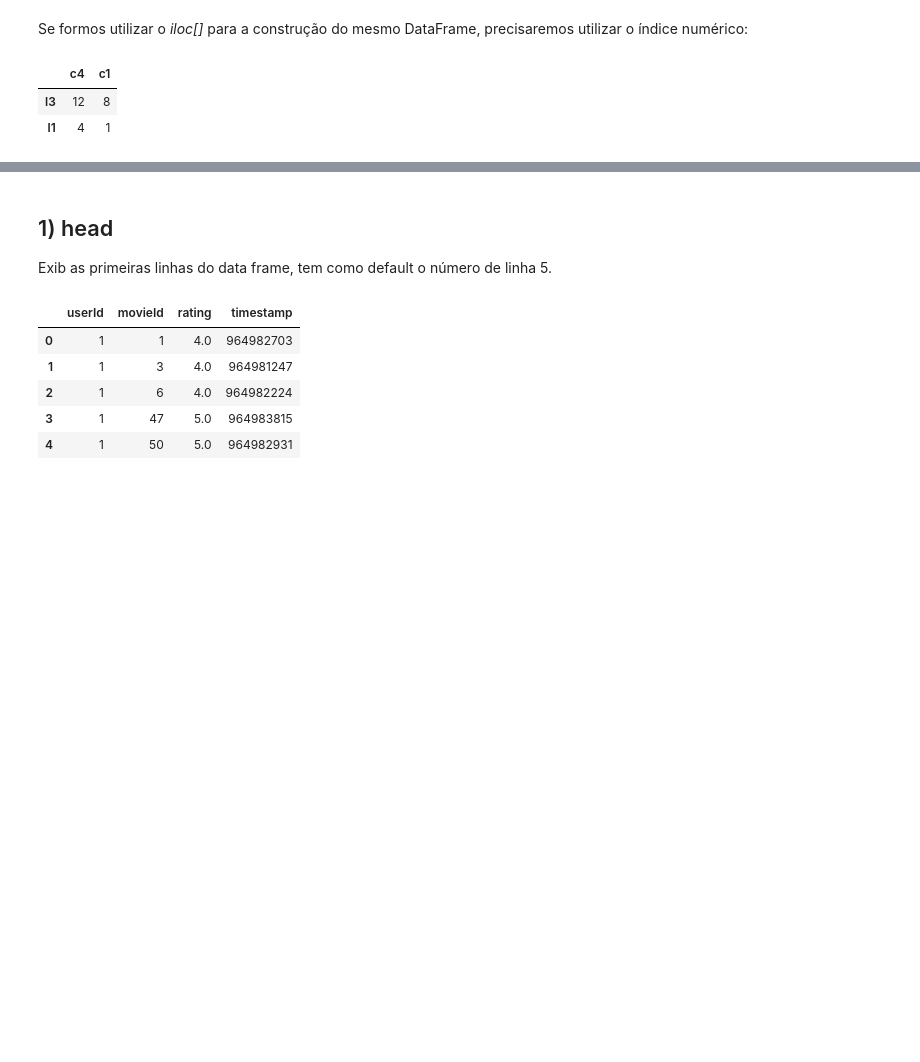
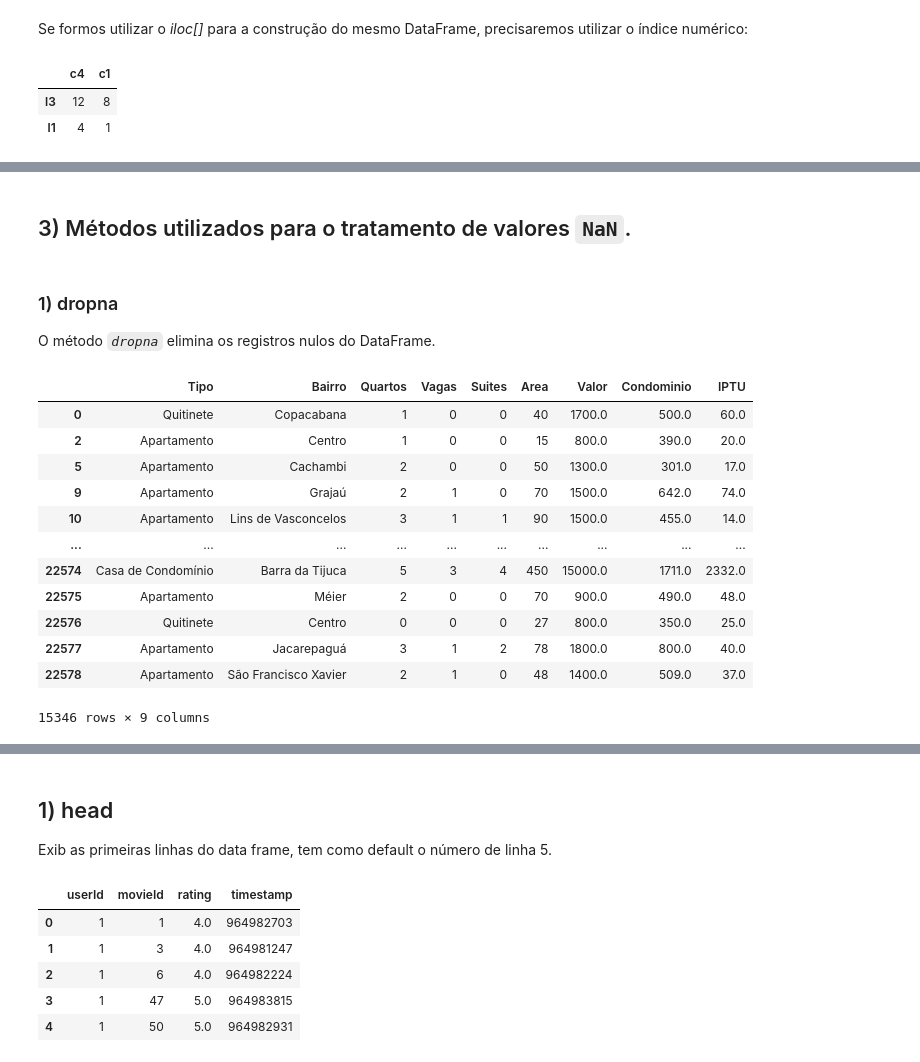
Before and after one commit to 1-aquila-1/data-science, a Jupyter notebook: 01-pandas.ipynb, the cells around one changed output, grey strips where cells are left out. Saved outputs shown, nothing was run; the diff lists cells and outputs as text; code cells hidden in the pictures; blank space fills up the shorter version.

```diff
--- a/01-pandas.ipynb
+++ b/01-pandas.ipynb
@@ -259,0 +330,22 @@ df.iloc[[2,0],[3,0]]
+# %% [markdown]
+## 3) Métodos utilizados para o tratamento de valores `NaN`.
+# %% [markdown]
+### 1) dropna
+
+O método *`dropna`* elimina os registros nulos do DataFrame.
+# %%
+aluguel_residencial.dropna()
+# %% [output]
+|  | Tipo | Bairro | Quartos | Vagas | Suites | Area | Valor | Condominio | IPTU |
+| 0 | Quitinete | Copacabana | 1 | 0 | 0 | 40 | 1700.0 | 500.0 | 60.0 |
+| 2 | Apartamento | Centro | 1 | 0 | 0 | 15 | 800.0 | 390.0 | 20.0 |
+| 5 | Apartamento | Cachambi | 2 | 0 | 0 | 50 | 1300.0 | 301.0 | 17.0 |
+| 9 | Apartamento | Grajaú | 2 | 1 | 0 | 70 | 1500.0 | 642.0 | 74.0 |
+| 10 | Apartamento | Lins de Vasconcelos | 3 | 1 | 1 | 90 | 1500.0 | 455.0 | 14.0 |
+| ... | ... | ... | ... | ... | ... | ... | ... | ... | ... |
+| 22574 | Casa de Condomínio | Barra da Tijuca | 5 | 3 | 4 | 450 | 15000.0 | 1711.0 | 2332.0 |
+| 22575 | Apartamento | Méier | 2 | 0 | 0 | 70 | 900.0 | 490.0 | 48.0 |
+| 22576 | Quitinete | Centro | 0 | 0 | 0 | 27 | 800.0 | 350.0 | 25.0 |
+| 22577 | Apartamento | Jacarepaguá | 3 | 1 | 2 | 78 | 1800.0 | 800.0 | 40.0 |
+| 22578 | Apartamento | São Francisco Xavier | 2 | 1 | 0 | 48 | 1400.0 | 509.0 | 37.0 |
+15346 rows × 9 columns
```
Also changed, not shown: parts of 27 cells of this notebook.
